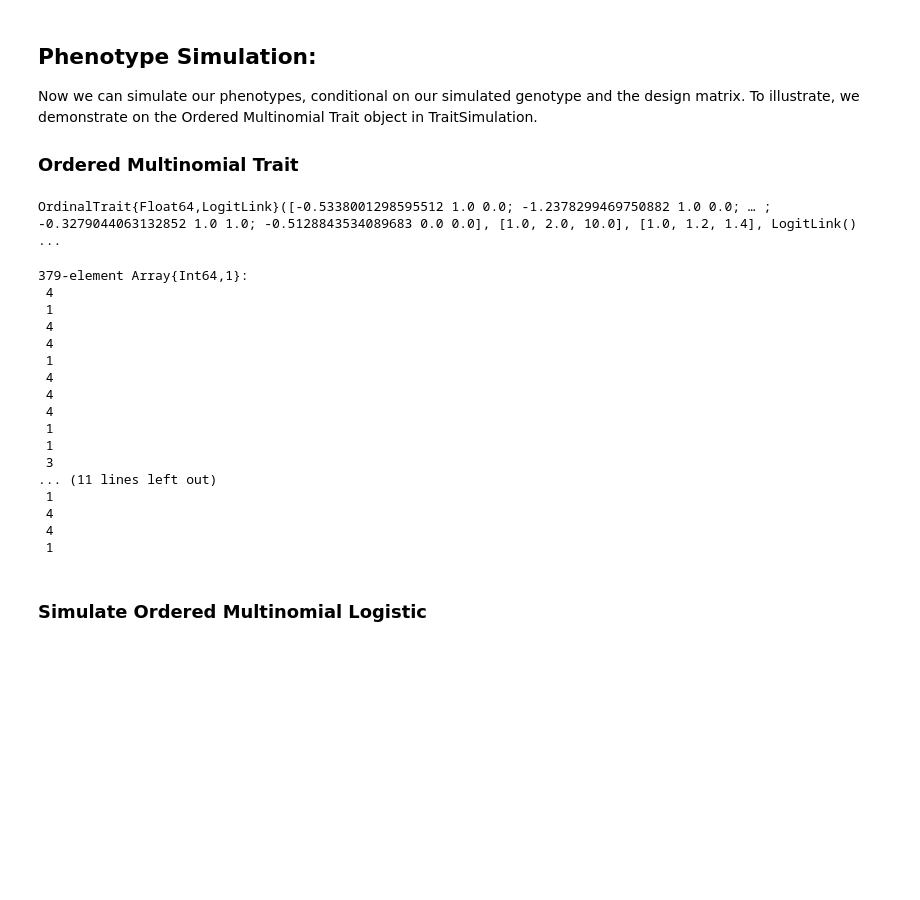
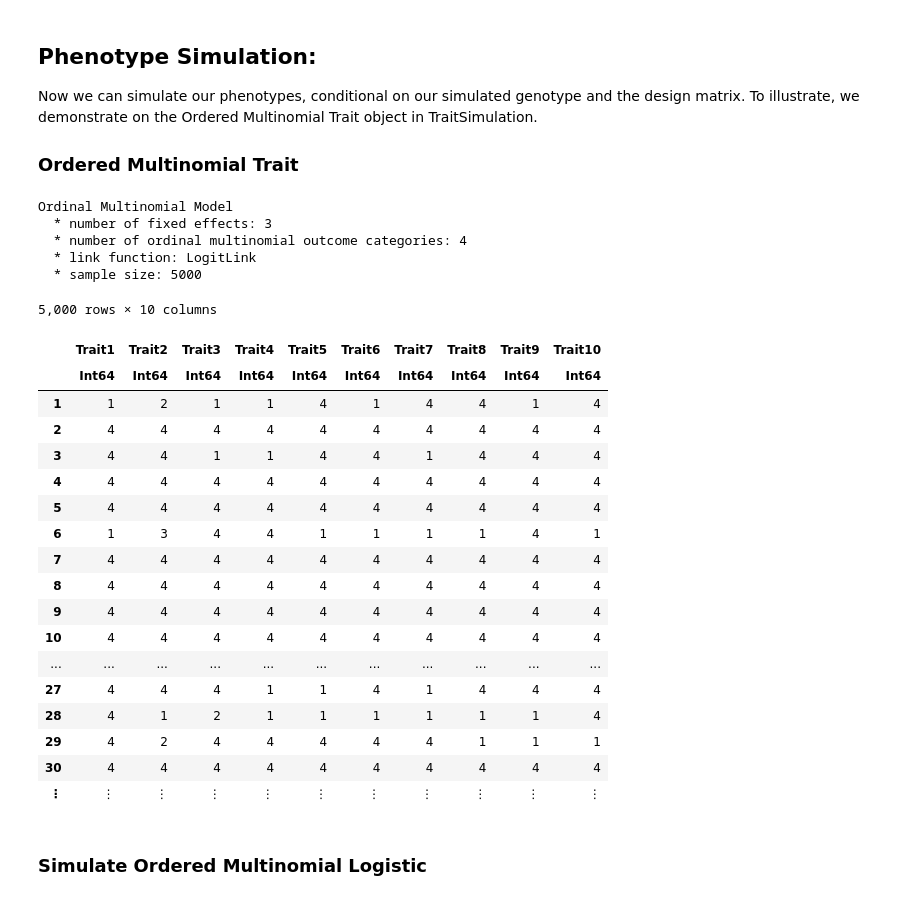
Before and after one commit to OpenMendel/TraitSimulation.jl, a Jupyter notebook: docs/TraitSimulation.ipynb, the cells around one changed output. Cells and saved outputs as stored; diff of their text form; code cells hidden in the pictures; blank space fills up the shorter version.

```diff
--- a/docs/TraitSimulation.ipynb
+++ b/docs/TraitSimulation.ipynb
@@ -324,5 +324,5 @@ We then benchmark against the same simulation process using the MatrixNormal() f
 # %%
-n = 379   # no. observations
+n = 5000   # no. observations
 d = 2      # dimension of responses
-m = 10      # no. variance components
-p = 2;      # no. covariates
+m = 2      # no. variance components
+p = 3;      # no. covariates
@@ -539,29 +406,37 @@ Now we can simulate our phenotypes, conditional on our simulated genotype and th
 # %%
 θ = [1.0, 1.2, 1.4]
 β_new = [1.0, 2.0, 10.0]
-Ordinal_Model = OrdinalTrait(X_new, β_new, θ, LogitLink())
+Ordinal_Model = OrderedMultinomialTrait(X_new, β_new, θ, LogitLink())
 # %% [output]
-OrdinalTrait{Float64,LogitLink}([-0.5338001298595512 1.0 0.0; -1.2378299469750882 1.0 0.0; … ; -0.3279044063132852 1.0 1.0; -0.5128843534089683 0.0 0.0], [1.0, 2.0, 10.0], [1.0, 1.2, 1.4], LogitLink() ...
+Ordinal Multinomial Model
+  * number of fixed effects: 3
+  * number of ordinal multinomial outcome categories: 4
+  * link function: LogitLink
+  * sample size: 5000
-# %%
-Ordinal_Trait = simulate(Ordinal_Model)
-# %% [output]
-379-element Array{Int64,1}:
- 4
- 1
- 4
- 4
- 1
- 4
- 4
- 4
- 1
- 1
- 3
-... (11 lines left out)
- 1
- 4
- 4
- 1
+# %%
+nsim = 10
+Ordinal_Trait = DataFrame(simulate(Ordinal_Model, nsim))
+rename!(Ordinal_Trait, [Symbol("Trait$i") for i in 1:nsim])
+# %% [output]
+5,000 rows × 10 columns
+|  | Trait1 | Trait2 | Trait3 | Trait4 | Trait5 | Trait6 | Trait7 | Trait8 | Trait9 | Trait10 |
+|  | Int64 | Int64 | Int64 | Int64 | Int64 | Int64 | Int64 | Int64 | Int64 | Int64 |
+| 1 | 1 | 2 | 1 | 1 | 4 | 1 | 4 | 4 | 1 | 4 |
+| 2 | 4 | 4 | 4 | 4 | 4 | 4 | 4 | 4 | 4 | 4 |
+| 3 | 4 | 4 | 1 | 1 | 4 | 4 | 1 | 4 | 4 | 4 |
+| 4 | 4 | 4 | 4 | 4 | 4 | 4 | 4 | 4 | 4 | 4 |
+| 5 | 4 | 4 | 4 | 4 | 4 | 4 | 4 | 4 | 4 | 4 |
+| 6 | 1 | 3 | 4 | 4 | 1 | 1 | 1 | 1 | 4 | 1 |
+| 7 | 4 | 4 | 4 | 4 | 4 | 4 | 4 | 4 | 4 | 4 |
+| 8 | 4 | 4 | 4 | 4 | 4 | 4 | 4 | 4 | 4 | 4 |
+| 9 | 4 | 4 | 4 | 4 | 4 | 4 | 4 | 4 | 4 | 4 |
+| 10 | 4 | 4 | 4 | 4 | 4 | 4 | 4 | 4 | 4 | 4 |
+| ... | ... | ... | ... | ... | ... | ... | ... | ... | ... | ... |
+| 27 | 4 | 4 | 4 | 1 | 1 | 4 | 1 | 4 | 4 | 4 |
+| 28 | 4 | 1 | 2 | 1 | 1 | 1 | 1 | 1 | 1 | 4 |
+| 29 | 4 | 2 | 4 | 4 | 4 | 4 | 4 | 1 | 1 | 1 |
+| 30 | 4 | 4 | 4 | 4 | 4 | 4 | 4 | 4 | 4 | 4 |
+| ⋮ | ⋮ | ⋮ | ⋮ | ⋮ | ⋮ | ⋮ | ⋮ | ⋮ | ⋮ | ⋮ |
 # %% [markdown]
 ### Simulate Ordered Multinomial Logistic
 # %% [markdown]
```
Also changed, not shown: parts of 41 cells of this notebook, 9 other files.
